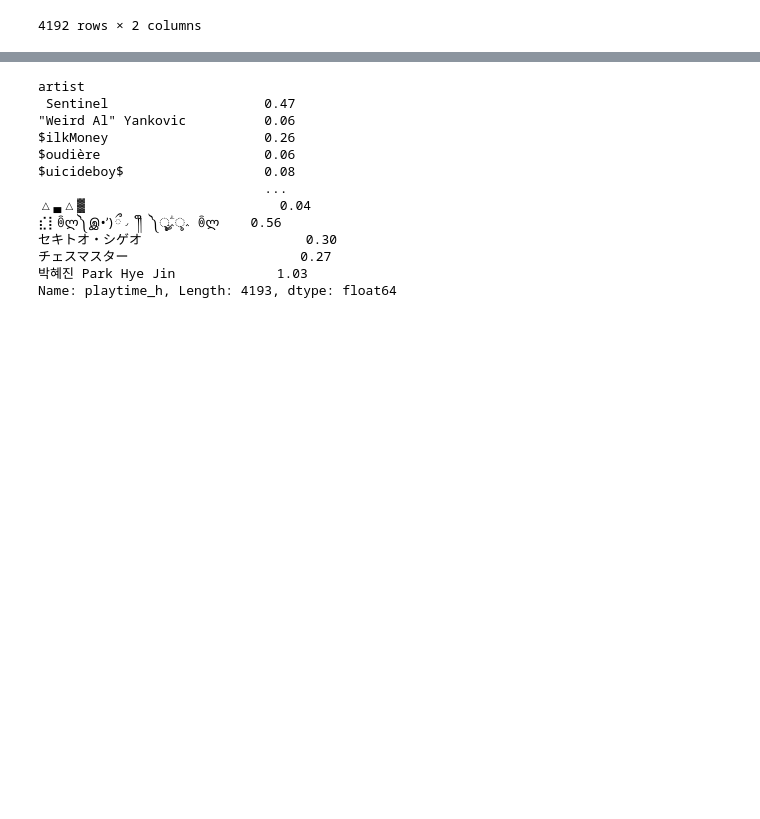
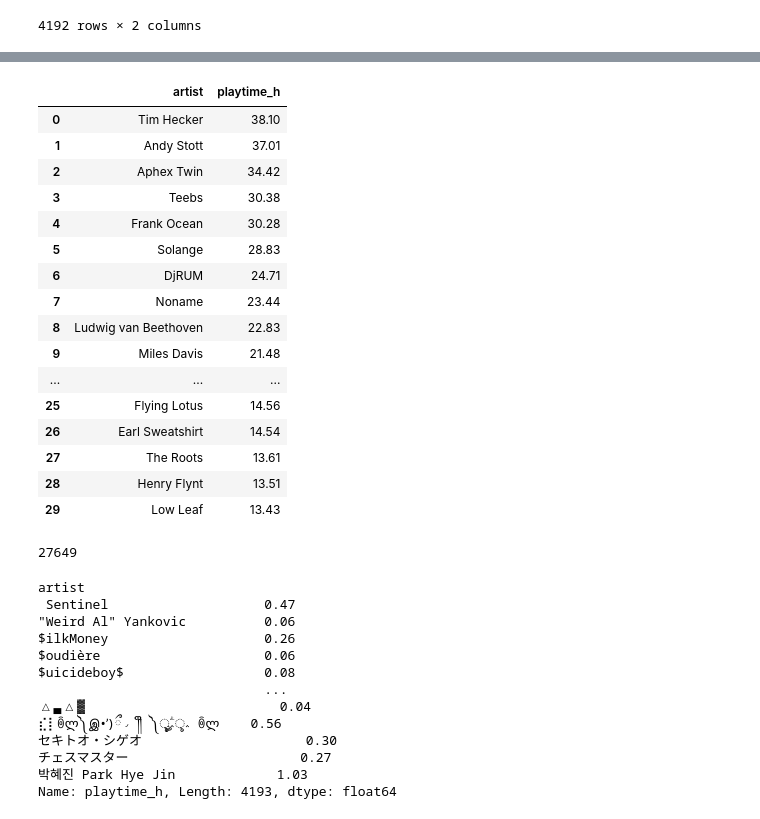
Before and after one commit to mmmuir/CL_DA2, a Jupyter notebook: ios_analysis.ipynb, the cells around one changed output, grey strips where cells are left out. Drawn from its saved outputs; the diff is of its cells as text; code cells hidden in the pictures; blank space fills up the shorter version.

```diff
--- a/ios_analysis.ipynb
+++ b/ios_analysis.ipynb
@@ -298,3 +279,32 @@ len(music_streams["track"].unique())
+# %%
+# Artists I have spent the most aggregate time listening to
+pd.pivot_table(
+    del_skips(music_streams), values="playtime_h", index=["artist"], aggfunc="sum"
+).sort_values(
+    by="playtime_h", ascending=False
+).reset_index().head(30)
+# %% [output]
+|  | artist | playtime_h |
+| 0 | Tim Hecker | 38.10 |
+| 1 | Andy Stott | 37.01 |
+| 2 | Aphex Twin | 34.42 |
+| 3 | Teebs | 30.38 |
+| 4 | Frank Ocean | 30.28 |
+| 5 | Solange | 28.83 |
+| 6 | DjRUM | 24.71 |
+| 7 | Noname | 23.44 |
+| 8 | Ludwig van Beethoven | 22.83 |
+| 9 | Miles Davis | 21.48 |
+| ... | ... | ... |
+| 25 | Flying Lotus | 14.56 |
+| 26 | Earl Sweatshirt | 14.54 |
+| 27 | The Roots | 13.61 |
+| 28 | Henry Flynt | 13.51 |
+| 29 | Low Leaf | 13.43 |
+# %%
+len(music_streams["track"].unique())
+# %% [output]
+27649
 # %%
 still_repeated = repeated_artists["artist"]
 # %%
```
Also changed, not shown: parts of 13 cells of this notebook.
